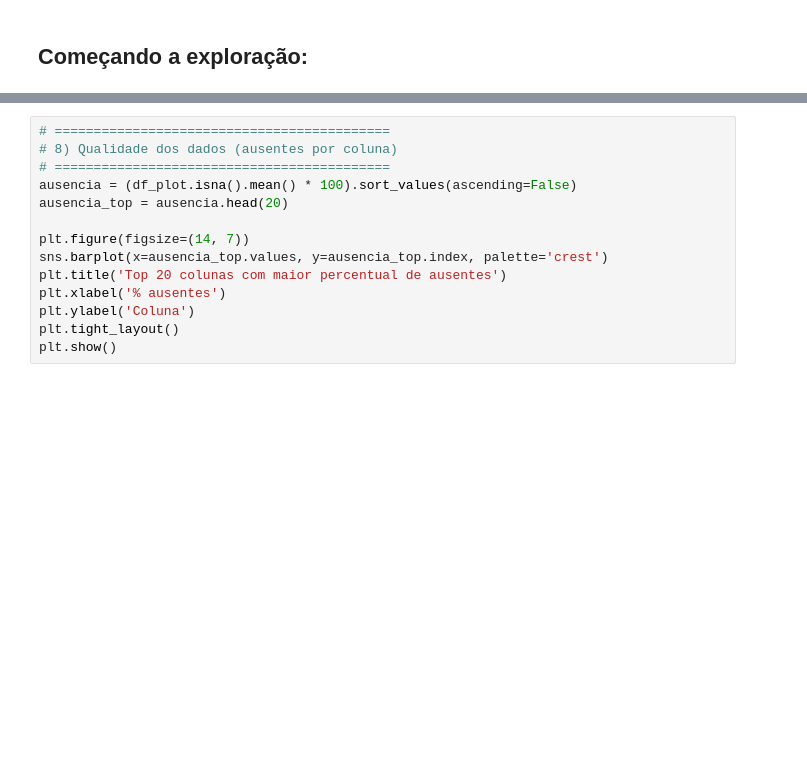
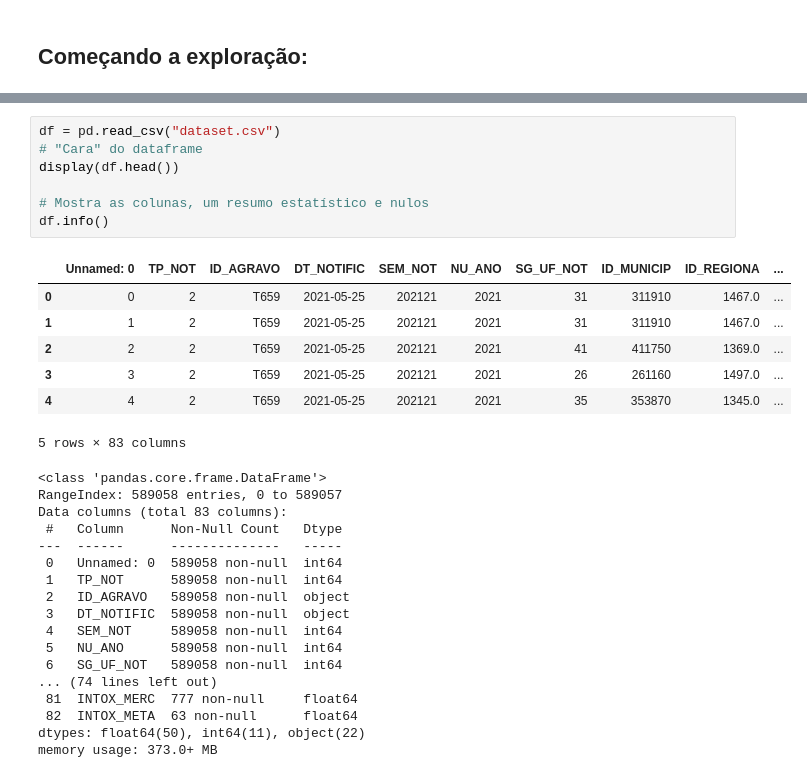
Before and after one commit to DemoreDev/amap, a Jupyter notebook: iexo.ipynb, the cells around one changed output, grey strips where cells are left out. Saved outputs shown, nothing was run; the diff lists cells and outputs as text; blank space fills up the shorter version.

```diff
--- a/iexo.ipynb
+++ b/iexo.ipynb
@@ -975,14 +54,32 @@ if {'DT_NOTIFIC', 'CLASSI_FIN'}.issubset(df_plot.columns):
-# %%
-# ===========================================
-# 8) Qualidade dos dados (ausentes por coluna)
-# ===========================================
-ausencia = (df_plot.isna().mean() * 100).sort_values(ascending=False)
-ausencia_top = ausencia.head(20)
-
-plt.figure(figsize=(14, 7))
-sns.barplot(x=ausencia_top.values, y=ausencia_top.index, palette='crest')
-plt.title('Top 20 colunas com maior percentual de ausentes')
-plt.xlabel('% ausentes')
-plt.ylabel('Coluna')
-plt.tight_layout()
-plt.show()
+# %%
+df = pd.read_csv("dataset.csv")
+# "Cara" do dataframe
+display(df.head())
+
+# Mostra as colunas, um resumo estatístico e nulos
+df.info()
+# %% [output]
+|  | Unnamed: 0 | TP_NOT | ID_AGRAVO | DT_NOTIFIC | SEM_NOT | NU_ANO | SG_UF_NOT | ID_MUNICIP | ID_REGIONA | ... |
+| 0 | 0 | 2 | T659 | 2021-05-25 | 202121 | 2021 | 31 | 311910 | 1467.0 | ... |
+| 1 | 1 | 2 | T659 | 2021-05-25 | 202121 | 2021 | 31 | 311910 | 1467.0 | ... |
+| 2 | 2 | 2 | T659 | 2021-05-25 | 202121 | 2021 | 41 | 411750 | 1369.0 | ... |
+| 3 | 3 | 2 | T659 | 2021-05-25 | 202121 | 2021 | 26 | 261160 | 1497.0 | ... |
+| 4 | 4 | 2 | T659 | 2021-05-25 | 202121 | 2021 | 35 | 353870 | 1345.0 | ... |
+5 rows × 83 columns
+<class 'pandas.core.frame.DataFrame'>
+RangeIndex: 589058 entries, 0 to 589057
+Data columns (total 83 columns):
+ #   Column      Non-Null Count   Dtype
+---  ------      --------------   -----
+ 0   Unnamed: 0  589058 non-null  int64
+ 1   TP_NOT      589058 non-null  int64
+ 2   ID_AGRAVO   589058 non-null  object
+ 3   DT_NOTIFIC  589058 non-null  object
+ 4   SEM_NOT     589058 non-null  int64
+ 5   NU_ANO      589058 non-null  int64
+ 6   SG_UF_NOT   589058 non-null  int64
+... (74 lines left out)
+ 81  INTOX_MERC  777 non-null     float64
+ 82  INTOX_META  63 non-null      float64
+dtypes: float64(50), int64(11), object(22)
+memory usage: 373.0+ MB
```
Also changed, not shown: parts of 53 cells of this notebook, 2 other files.
